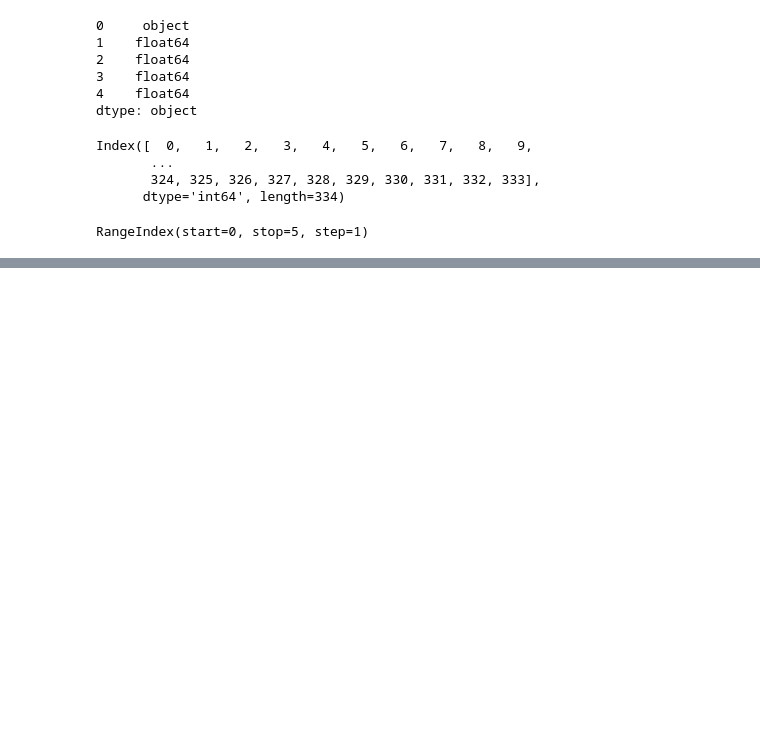
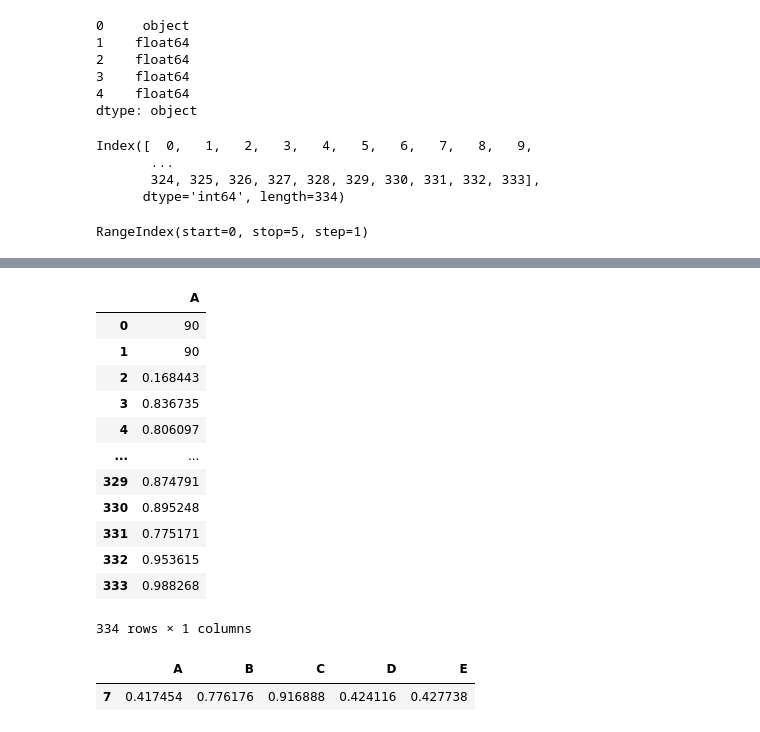
Before and after one commit to 9bishal/Learning-Pandas, a Jupyter notebook: Untitled.ipynb, the cells around one changed output, grey strips where cells are left out. Drawn from its saved outputs; the diff is of its cells as text; code cells hidden in the pictures; blank space fills up the shorter version.

```diff
--- a/Untitled.ipynb
+++ b/Untitled.ipynb
@@ -567,0 +613,21 @@ newdf
+# %%
+newdf.loc[:,['A']]  #to access all the rows of A
+# %% [output]
+|  | A |
+| 0 | 90 |
+| 1 | 90 |
+| 2 | 0.168443 |
+| 3 | 0.836735 |
+| 4 | 0.806097 |
+| ... | ... |
+| 329 | 0.874791 |
+| 330 | 0.895248 |
+| 331 | 0.775171 |
+| 332 | 0.953615 |
+| 333 | 0.988268 |
+334 rows × 1 columns
+# %%
+newdf.loc[[7],:] #to access all the columns of 7
+# %% [output]
+|  | A | B | C | D | E |
+| 7 | 0.417454 | 0.776176 | 0.916888 | 0.424116 | 0.427738 |
```
Also changed, not shown: parts of 32 cells of this notebook.
